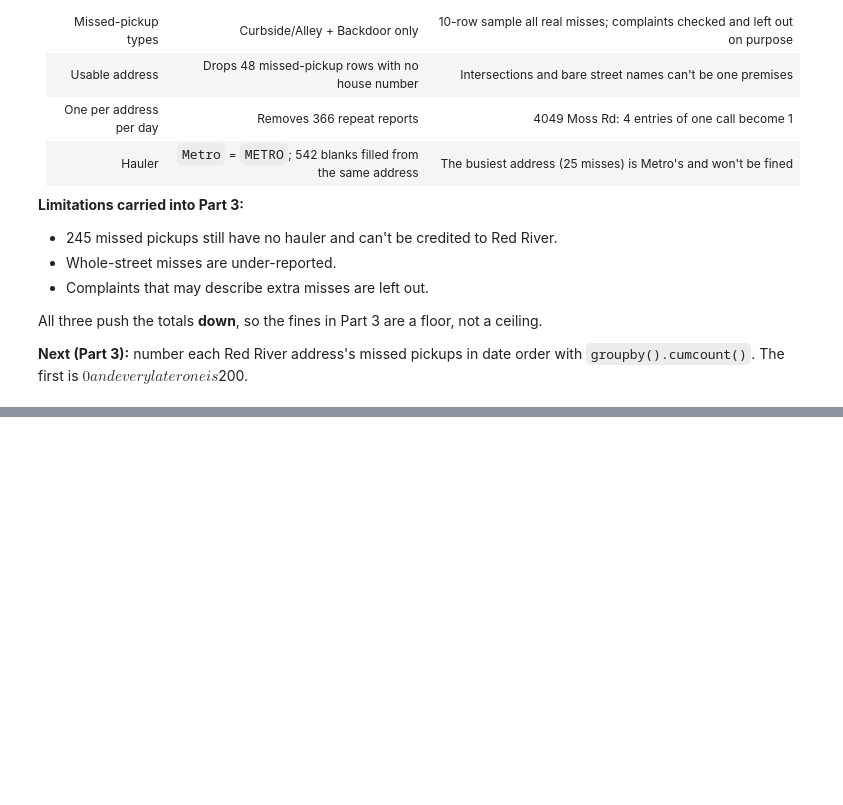
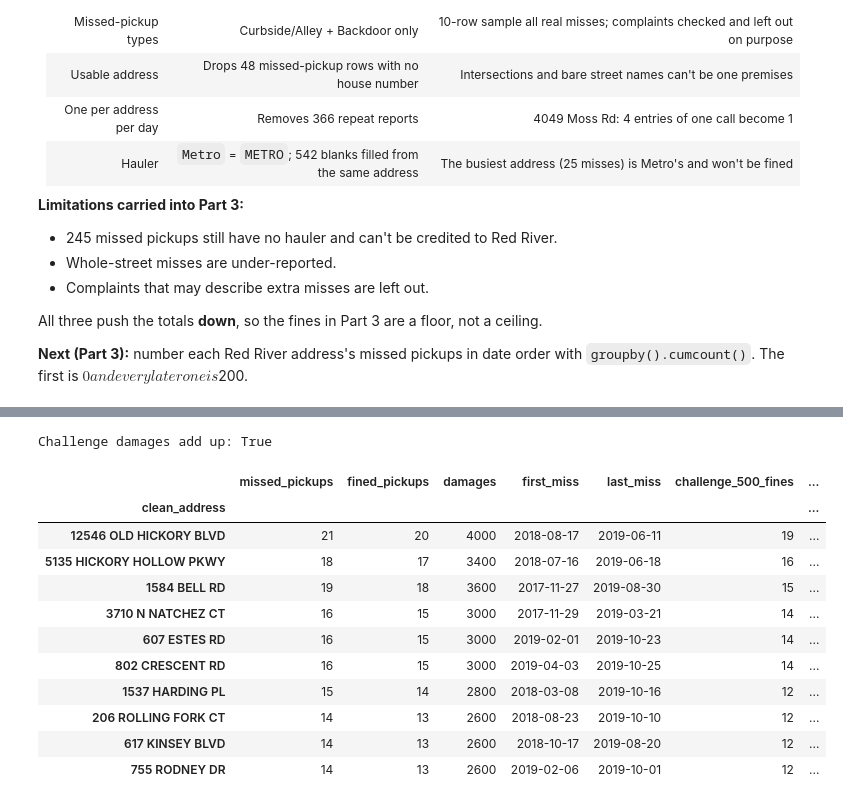
Before and after one commit to AI-for-Analytics-4/Trash_haulers_w_Claude_VSC, a Jupyter notebook: submissions/juan_zavala/trash_haulers_analysis.ipynb, the cells around one changed output, grey strips where cells are left out. Drawn from its saved outputs; the diff is of its cells as text; code cells hidden in the pictures; blank space fills up the shorter version.

```diff
--- a/submissions/juan_zavala/trash_haulers_analysis.ipynb
+++ b/submissions/juan_zavala/trash_haulers_analysis.ipynb
@@ -474,0 +769,13 @@ All three push the totals **down**, so the fines in Part 3 are a floor, not a ce
+# %%
+# [CLAUDE] The challenge-rule report, next to the base rule from Part 3
+fine_counts = red_river['challenge_fine'].value_counts().reindex([0, 200, 500])
+challenge_total = red_river['challenge_fine'].sum()
+
+challenge_report = pd.DataFrame({
+    'Base rule (Part 3)': [f'{total_missed:,}', f'{(red_river["fine"] == 0).sum():,}', f'{total_fined:,}', '0',
+                           f'${total_damages:,.0f}'],
+    'Challenge rule':     [f'{len(red_river):,}', f'{fine_counts[0]:,}', f'{fine_counts[200]:,}', f'{fine_counts[500]:,}',
+                           f'${challenge_total:,.0f}'],
+}, index=['Missed pickups', '$0 (first miss)', '$200 fines', '$500 fines', 'Total damages'])
+print('Extra damages from the challenge rule:', f'${challenge_total - total_damages:,.0f}')
+challenge_report
@@ -474,0 +793,13 @@ All three push the totals **down**, so the fines in Part 3 are a floor, not a ce
+# %%
+# [CHECK] 1: approach 4 (rolling count) vs approach 5 (shift) with the same 182-day window
+rolling_count = (red_river.set_index('Date Opened')
+                          .groupby('clean_address')['pickup_number']
+                          .rolling('182D').count()
+                          .rename('misses_in_last_182_days')
+                          .reset_index())                       # keyed by (address, date): unique after Part 2
+compare = red_river.merge(rolling_count, on=['clean_address', 'Date Opened'], how='left', validate='one_to_one')
+
+by_rolling = compare['misses_in_last_182_days'] >= 3
+by_shift   = compare['two_back_date'] > compare['Date Opened'] - pd.Timedelta(days=182)
+print('Rows compared:', len(compare), '| flagged by rolling:', by_rolling.sum(),
+      '| flagged by shift:', by_shift.sum(), '| identical on every row:', (by_rolling == by_shift).all())
@@ -474,0 +983,25 @@ All three push the totals **down**, so the fines in Part 3 are a floor, not a ce
+# %%
+# [ME] Add the challenge-rule fines to the saved results file
+by_address = (red_river.assign(is_500=red_river['challenge_fine'] == 500)
+                       .groupby('clean_address')
+                       .agg(challenge_500_fines=('is_500', 'sum'),
+                            challenge_damages=('challenge_fine', 'sum')))
+fines_by_address = (fines_by_address.join(by_address)
+                                    .sort_values(['challenge_damages', 'missed_pickups'], ascending=False))
+fines_by_address.to_csv('results/red_river_fines_by_address.csv')
+print('Challenge damages add up:', fines_by_address['challenge_damages'].sum() == challenge_total)
+fines_by_address.head(10)
+# %% [output]
+Challenge damages add up: True
+|  | missed_pickups | fined_pickups | damages | first_miss | last_miss | challenge_500_fines | ... |
+| clean_address |  |  |  |  |  |  | ... |
+| 12546 OLD HICKORY BLVD | 21 | 20 | 4000 | 2018-08-17 | 2019-06-11 | 19 | ... |
+| 5135 HICKORY HOLLOW PKWY | 18 | 17 | 3400 | 2018-07-16 | 2019-06-18 | 16 | ... |
+| 1584 BELL RD | 19 | 18 | 3600 | 2017-11-27 | 2019-08-30 | 15 | ... |
+| 3710 N NATCHEZ CT | 16 | 15 | 3000 | 2017-11-29 | 2019-03-21 | 14 | ... |
+| 607 ESTES RD | 16 | 15 | 3000 | 2019-02-01 | 2019-10-23 | 14 | ... |
+| 802 CRESCENT RD | 16 | 15 | 3000 | 2019-04-03 | 2019-10-25 | 14 | ... |
+| 1537 HARDING PL | 15 | 14 | 2800 | 2018-03-08 | 2019-10-16 | 12 | ... |
+| 206 ROLLING FORK CT | 14 | 13 | 2600 | 2018-08-23 | 2019-10-10 | 12 | ... |
+| 617 KINSEY BLVD | 14 | 13 | 2600 | 2018-10-17 | 2019-08-20 | 12 | ... |
+| 755 RODNEY DR | 14 | 13 | 2600 | 2019-02-06 | 2019-10-01 | 12 | ... |
```
Also changed, not shown: parts of 32 cells of this notebook, 1 other file.
